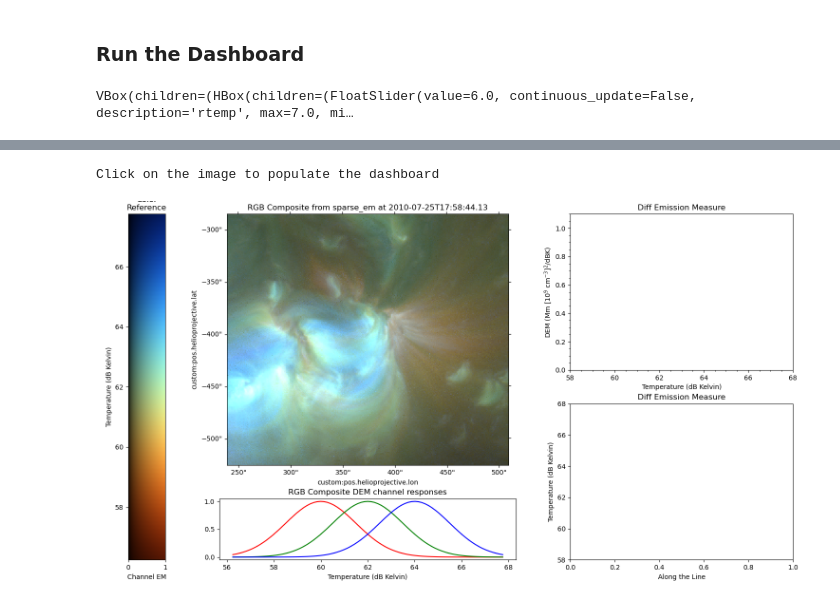
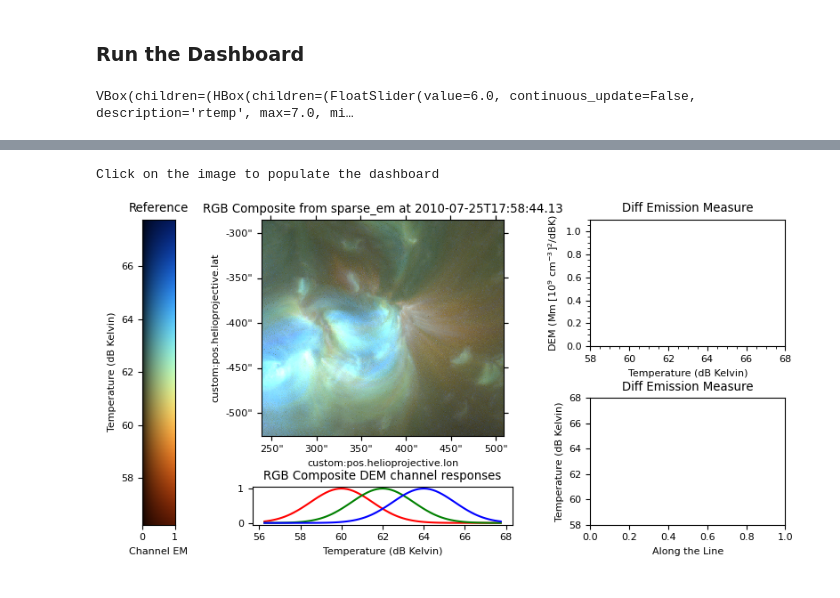
Before and after one commit to jeplowman/EMToolKit, a Jupyter notebook: docs/source/examples/EMToolKit_example_07252010.ipynb, the cells around one changed output, grey strips where cells are left out. Cells and saved outputs as stored; diff of their text form; code cells hidden in the pictures.

Commit message:
Enable pre-rendering of all plots, and viewability improvement

```diff
--- a/docs/source/examples/EMToolKit_example_07252010.ipynb
+++ b/docs/source/examples/EMToolKit_example_07252010.ipynb
@@ -148,10 +148,10 @@ from sunpy.util.exceptions import SunpyMetadataWarning
 warnings.filterwarnings("ignore", category=SunpyMetadataWarning)
 # %%
 # Create the dashboard:
-dash = dashboard_object(em_collection)
+dash = dashboard_object(em_collection, xsize=8, ysize=4, fontsize=8)
 dash.display(True)
 # %% [output]
 VBox(children=(HBox(children=(FloatSlider(value=6.0, continuous_update=False, description='rtemp', max=7.0, mi…
 [interactive output not drawn]
 Click on the image to populate the dashboard
-[figure, old version]
+[figure, new version]
```
Also changed, not shown: parts of 1 cell of this notebook, 3 other files.
